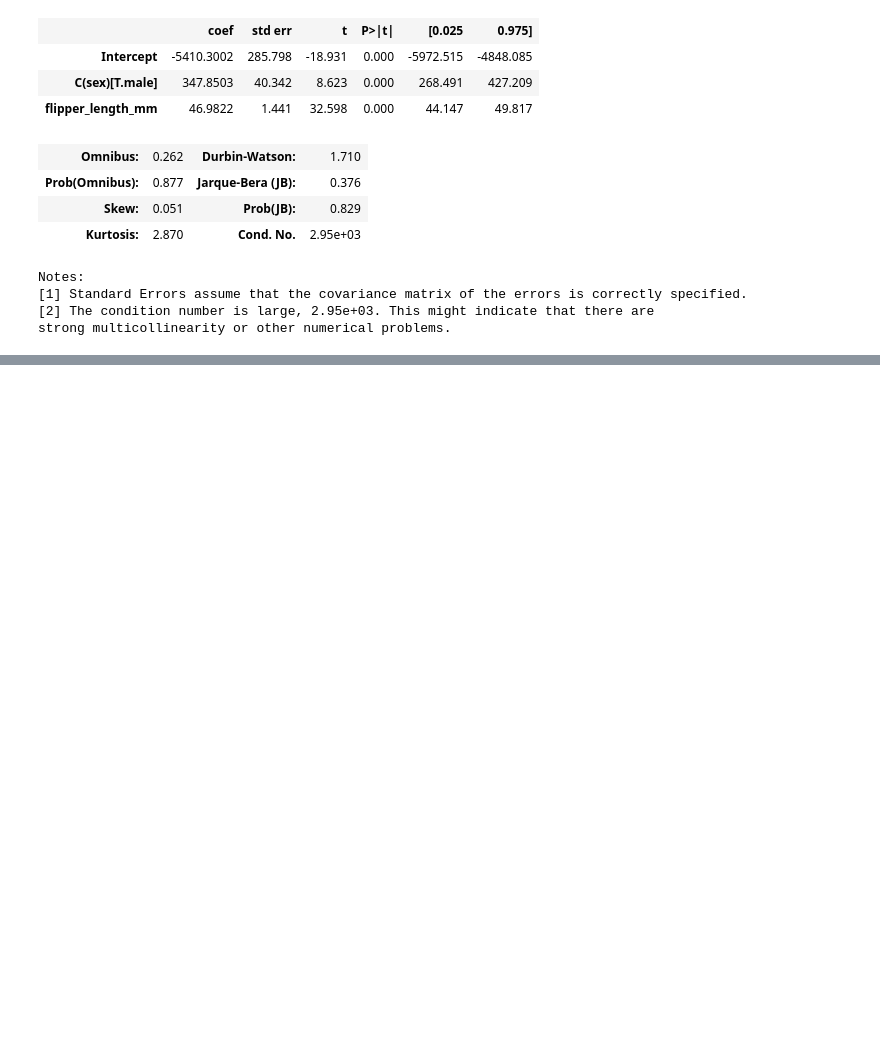
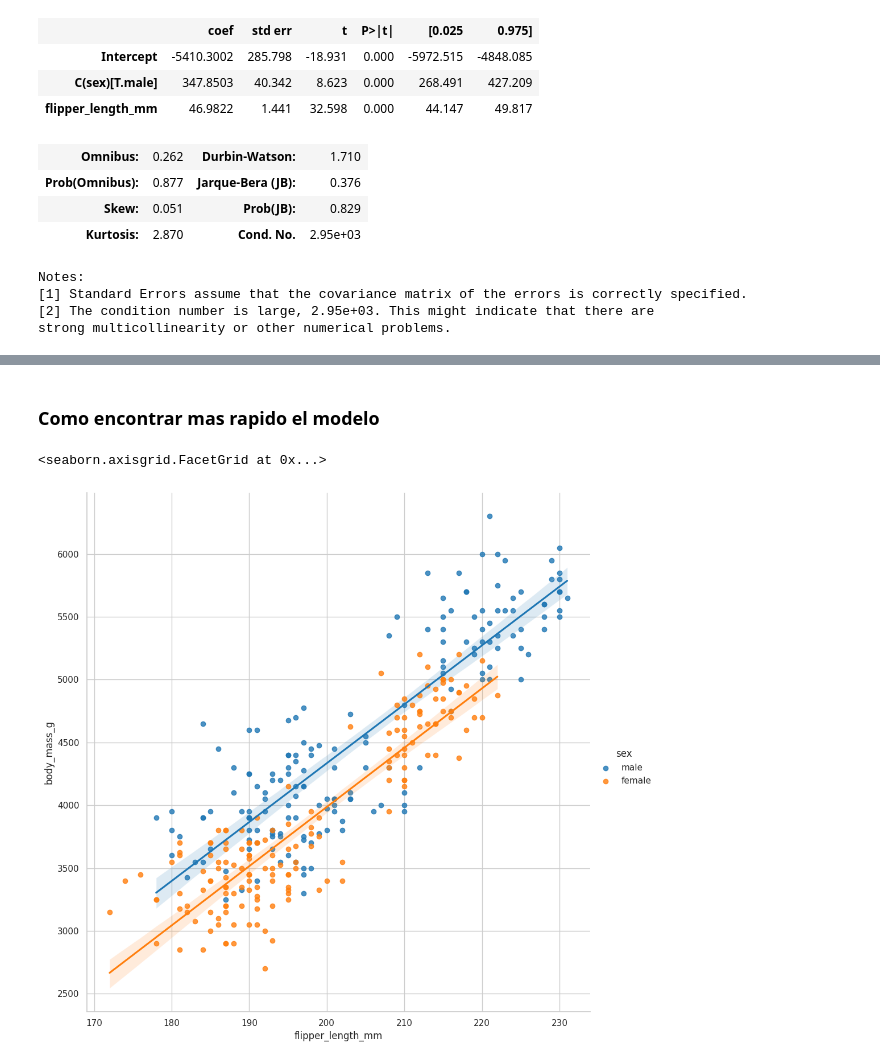
Before and after one commit to FernandoUrruchurtu/DatosPythonPlatzi, a Jupyter notebook: analisis-exploratorio-datos/notebook-eda-bivariate.ipynb, the cells around one changed output, grey strips where cells are left out. Cells and saved outputs as stored; diff of their text form; code cells hidden in the pictures; blank space fills up the shorter version.

```diff
--- a/analisis-exploratorio-datos/notebook-eda-bivariate.ipynb
+++ b/analisis-exploratorio-datos/notebook-eda-bivariate.ipynb
@@ -438,0 +484,13 @@ strong multicollinearity or other numerical problems.
+# %% [markdown]
+### Como encontrar mas rapido el modelo
+# %%
+sns.lmplot(
+    data=processed_penguins_df,
+    x = 'flipper_length_mm',
+    y = 'body_mass_g',
+    hue='sex',
+    height=10
+)
+# %% [output]
+<seaborn.axisgrid.FacetGrid at 0x...>
+[figure, added]
```
Also changed, not shown: parts of 28 cells of this notebook, 1 other file.
